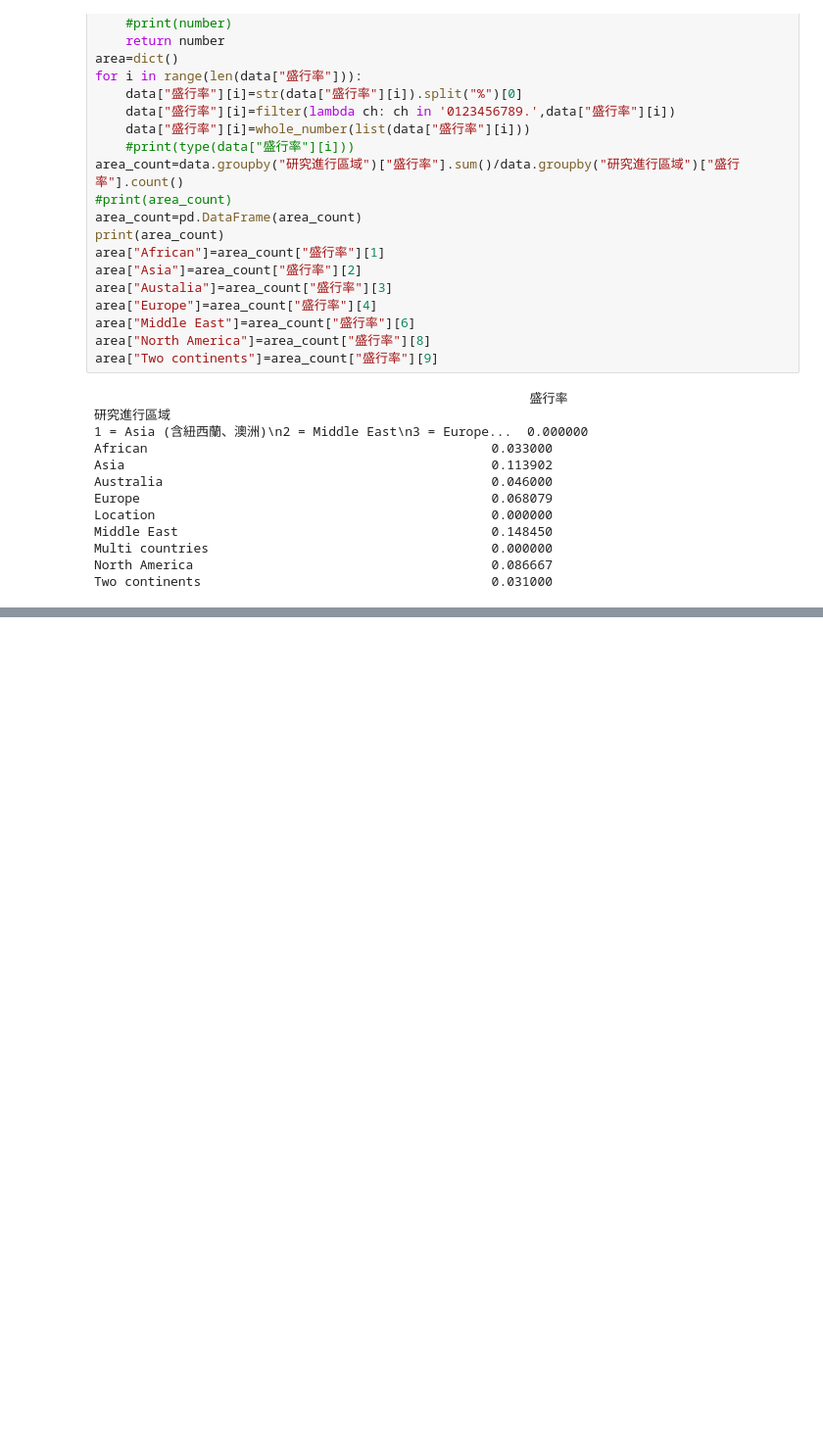
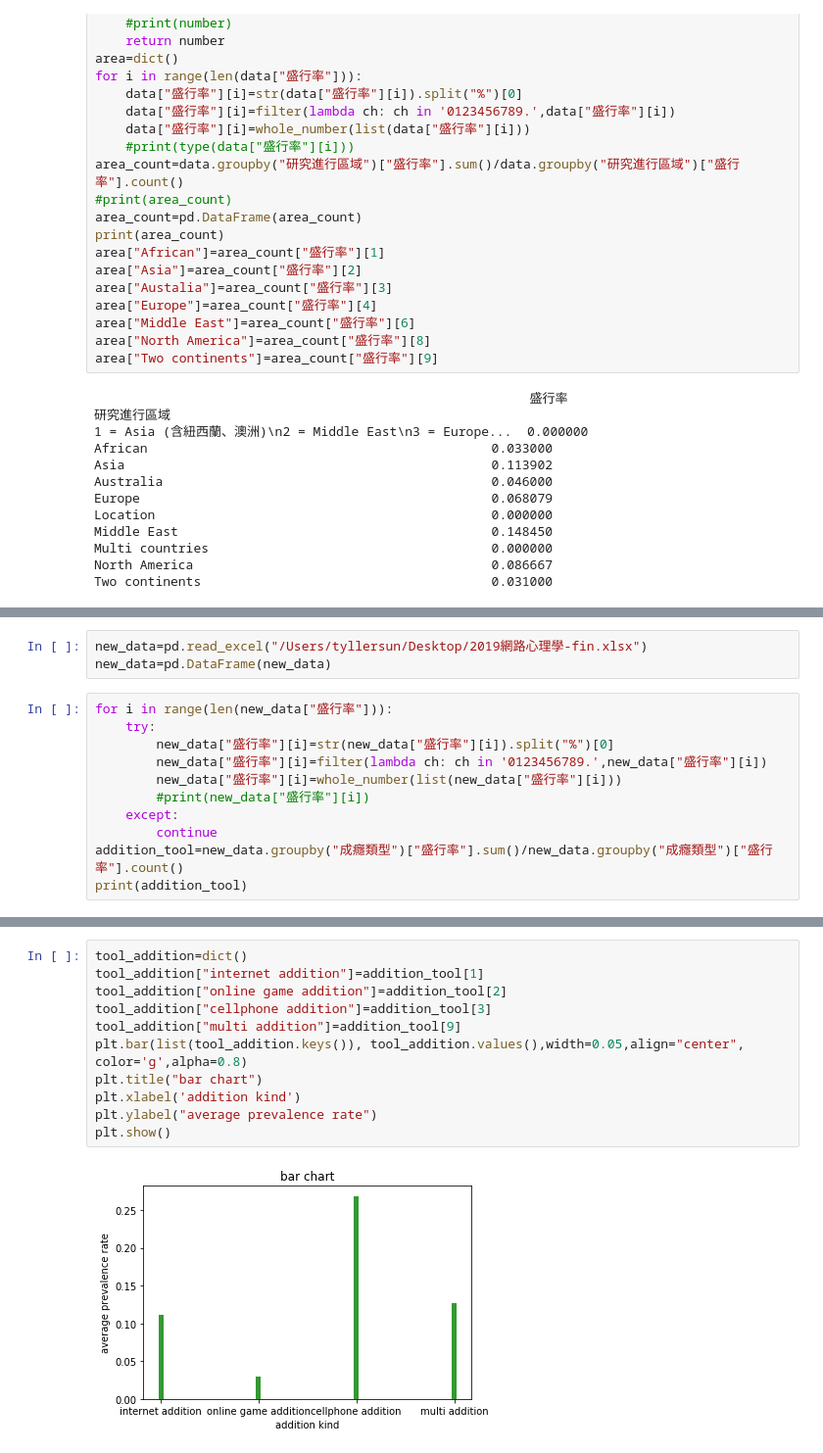
Before and after one commit to tyllersun/Tyller-for-data-science, a Jupyter notebook: cyber_psycology.ipynb, the cells around one changed output, grey strips where cells are left out. Shown at 98% size. Cells and saved outputs as stored; diff of their text form; blank space fills up the shorter version.

```diff
--- a/cyber_psycology.ipynb
+++ b/cyber_psycology.ipynb
@@ -186,0 +325,14 @@ plt.show()
+# %%
+new_data=pd.read_excel("/Users/tyllersun/Desktop/2019網路心理學-fin.xlsx")
+new_data=pd.DataFrame(new_data)
+# %%
+for i in range(len(new_data["盛行率"])):
+    try:
+        new_data["盛行率"][i]=str(new_data["盛行率"][i]).split("%")[0]
+        new_data["盛行率"][i]=filter(lambda ch: ch in '0123456789.',new_data["盛行率"][i])
+        new_data["盛行率"][i]=whole_number(list(new_data["盛行率"][i]))
+        #print(new_data["盛行率"][i])
+    except:
+        continue
+addition_tool=new_data.groupby("成癮類型")["盛行率"].sum()/new_data.groupby("成癮類型")["盛行率"].count()
+print(addition_tool)
@@ -186,0 +348,13 @@ plt.show()
+# %%
+tool_addition=dict()
+tool_addition["internet addition"]=addition_tool[1]
+tool_addition["online game addition"]=addition_tool[2]
+tool_addition["cellphone addition"]=addition_tool[3]
+tool_addition["multi addition"]=addition_tool[9]
+plt.bar(list(tool_addition.keys()), tool_addition.values(),width=0.05,align="center", color='g',alpha=0.8)
+plt.title("bar chart")
+plt.xlabel('addition kind')
+plt.ylabel("average prevalence rate")
+plt.show()
+# %% [output]
+[figure, added]
```
Also changed, not shown: parts of 12 cells of this notebook.
